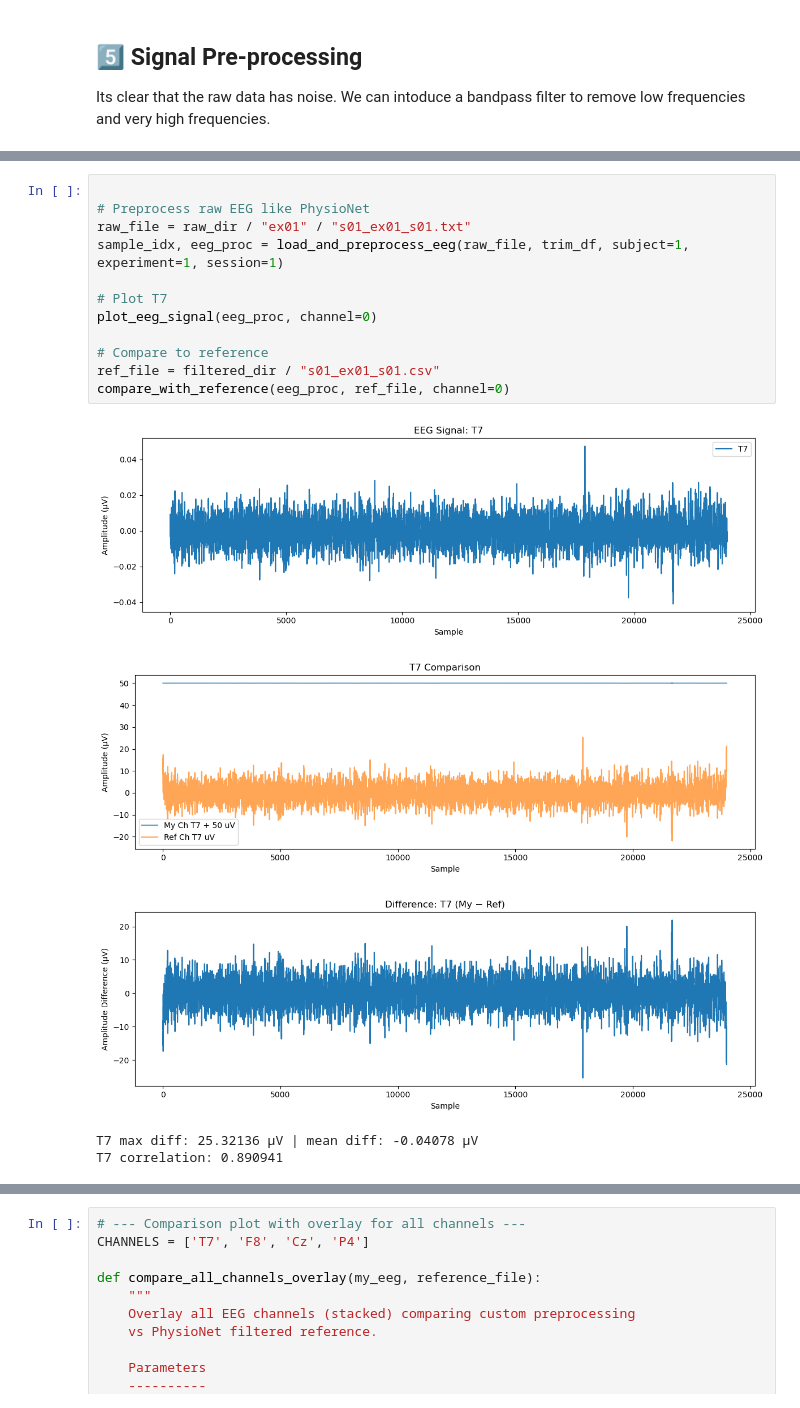
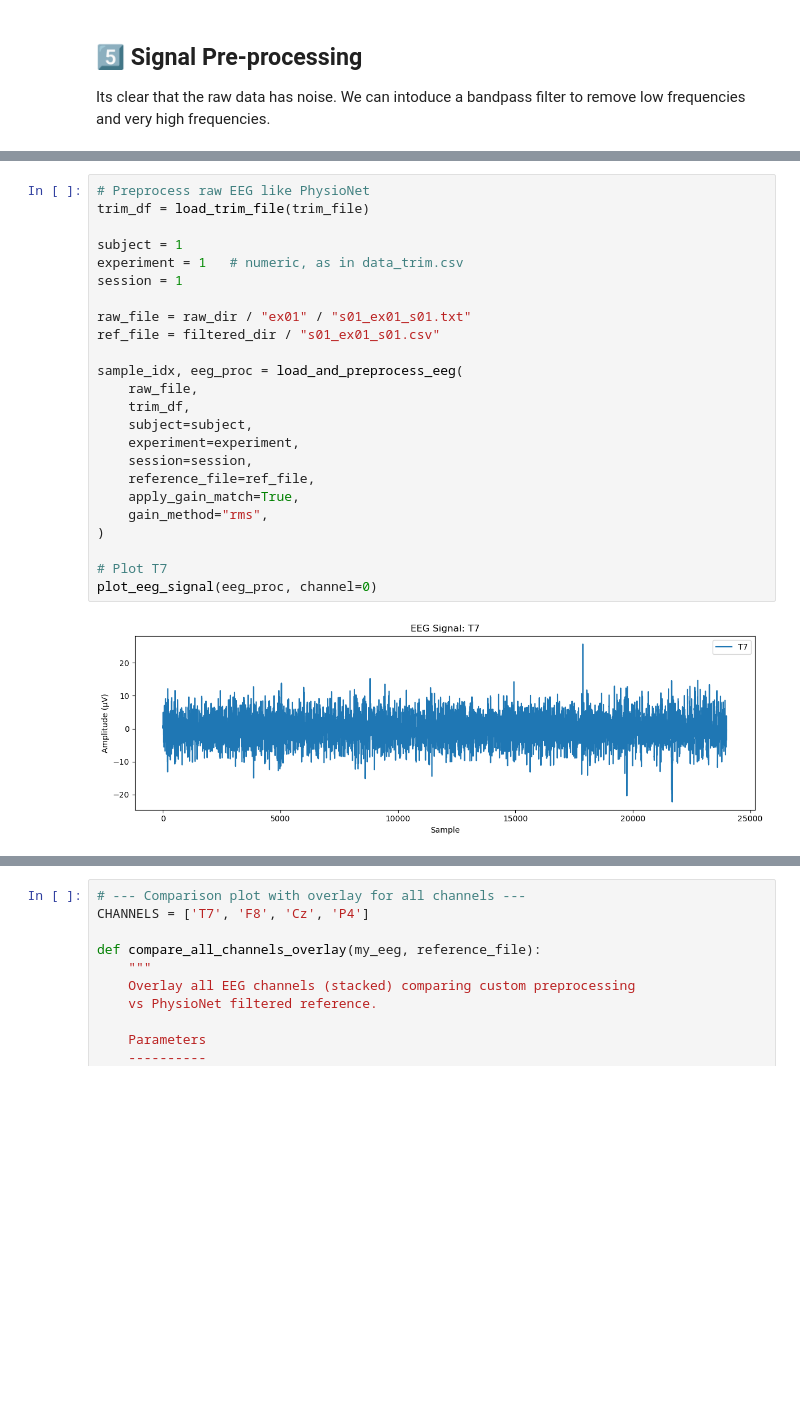
Before and after one commit to cristopher-d-delgado/Analysis-of-EEG-Signal, a Jupyter notebook: eda.ipynb, the cells around one changed output, grey strips where cells are left out. Drawn from its saved outputs; the diff is of its cells as text; blank space fills up the shorter version.

Commit message:
matched gain amplication successfully

```diff
--- a/eda.ipynb
+++ b/eda.ipynb
@@ -363,18 +340,26 @@ print(trim_df['session'].unique())
 # %%
+# Preprocess raw EEG like PhysioNet
+trim_df = load_trim_file(trim_file)
 
-# Preprocess raw EEG like PhysioNet
+subject = 1
+experiment = 1   # numeric, as in data_trim.csv
+session = 1
+
 raw_file = raw_dir / "ex01" / "s01_ex01_s01.txt"
-sample_idx, eeg_proc = load_and_preprocess_eeg(raw_file, trim_df, subject=1, experiment=1, session=1)
+ref_file = filtered_dir / "s01_ex01_s01.csv"
+
+sample_idx, eeg_proc = load_and_preprocess_eeg(
+    raw_file,
+    trim_df,
+    subject=subject,
+    experiment=experiment,
+    session=session,
+    reference_file=ref_file,
+    apply_gain_match=True,
+    gain_method="rms",
+)
 
 # Plot T7
 plot_eeg_signal(eeg_proc, channel=0)
-
-# Compare to reference
-ref_file = filtered_dir / "s01_ex01_s01.csv"
-compare_with_reference(eeg_proc, ref_file, channel=0)
 # %% [output]
-[figure, old version]
+[figure, new version]
-[figure, removed]
-[figure, removed]
-T7 max diff: 25.32136 µV | mean diff: -0.04078 µV
-T7 correlation: 0.890941
```
Also changed, not shown: parts of 11 cells of this notebook.
